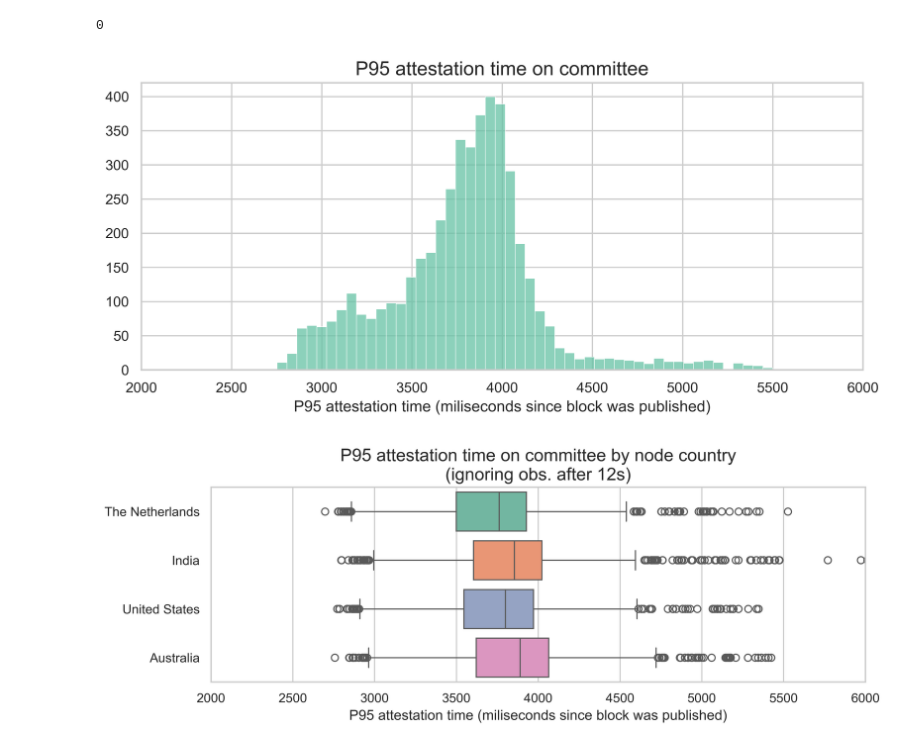
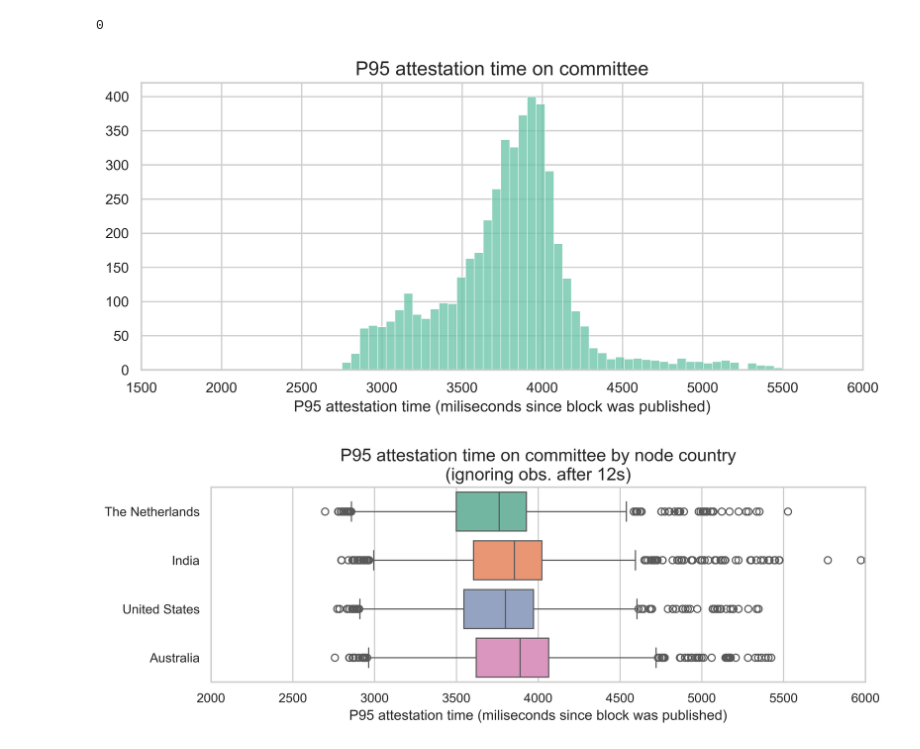
Before and after one commit to misilva73/eth-slot-analysis, a Jupyter notebook: notebooks/2.2-committee-attestations-with-relay.ipynb, the cells around one changed output. Drawn from its saved outputs; the diff is of its cells as text; code cells hidden in the pictures.

```diff
--- a/notebooks/2.2-committee-attestations-with-relay.ipynb
+++ b/notebooks/2.2-committee-attestations-with-relay.ipynb
@@ -226,16 +226,16 @@ print(len(df[df["p95"]>=12000]))
 # %%
 plt.figure(figsize=(10, 4))
 sns.histplot(
     data=df,
     x="p95"
 )
-plt.xlim(2000,6000)
+plt.xlim(1500,6000)
 plt.title("P95 attestation time on committee")
 plt.ylabel("")
 plt.xlabel("P95 attestation time (miliseconds since block was published)")
 plt.show()
 # %% [output]
-[figure, old version]
+[figure, new version]
 # %%
 plt.figure(figsize=(10, 3))
 sns.boxplot(
```
Also changed, not shown: parts of 3 cells of this notebook, 1 other file.
